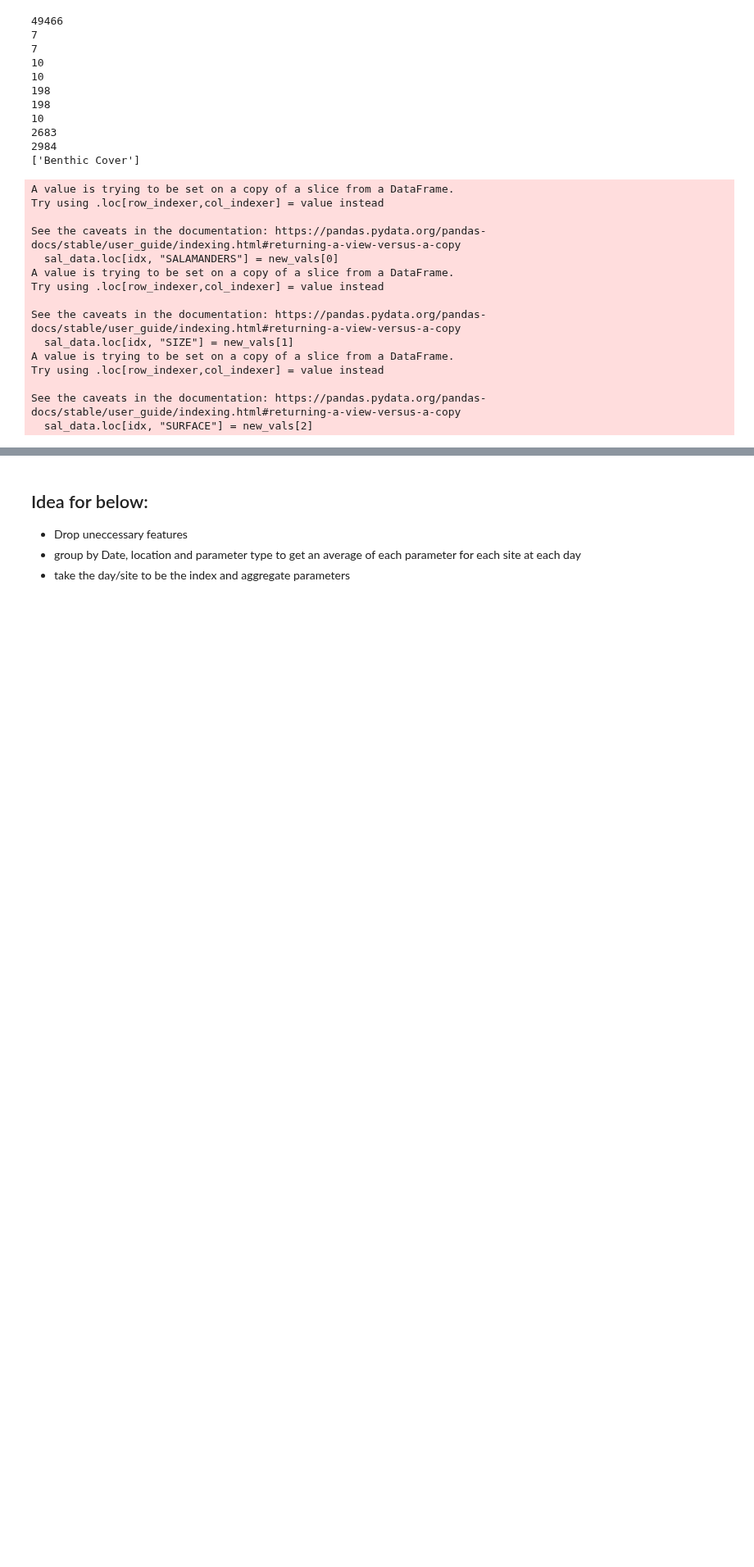
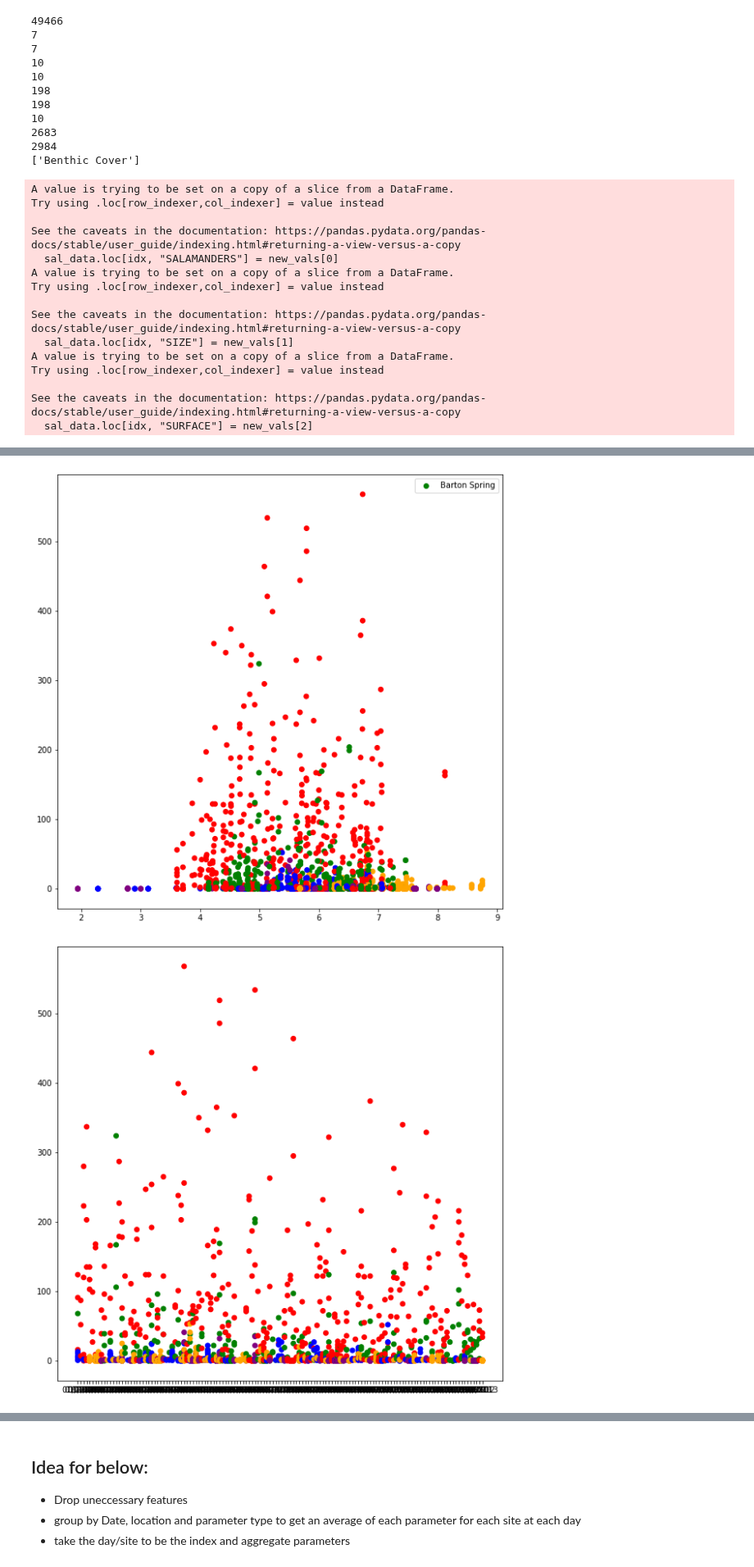
Before and after one commit to benjamin010095/BartonSpringsSalamanders, a Jupyter notebook: Barton Springs Salamanders.ipynb, the cells around one changed output, grey strips where cells are left out. Shown at 82% size. Drawn from its saved outputs; the diff is of its cells as text; code cells hidden in the pictures; blank space fills up the shorter version.

Commit message:
stuff graphs

```diff
--- a/Barton Springs Salamanders.ipynb
+++ b/Barton Springs Salamanders.ipynb
@@ -344,0 +325,5 @@ print(sal_df["SURFACE"].unique())
+# %%
+display(summed_group)
+summed_group.fillna(method="ffill", inplace=True)
+print(summed_group.isnull().sum())
+# mean month and site
@@ -345,52 +354,25 @@ print(sal_df["SURFACE"].unique())
 # %%
-data_copy = pd.DataFrame(rawData)
-# cleaning data
-dropped_features = ["WATERSHED", "MEDIUM", "QUALIFIER", "SAMPLE_ID", "SAMPLE_SITE_NO", "METHOD", "PROJECT", "QC_FLAG", "DATA_REF_NO", "QC_TYPE", "TIME_NULL", "FILTER", "SAMPLE_REF_NO", "SITE_TYPE", "LON_DD_WGS84", "LAT_DD_WGS84"]
-data_copy.drop(dropped_features, axis=1, inplace=True)
-data_copy["SAMPLE_DATE"] = data_copy["SAMPLE_DATE"].map(lambda x: x.split(" ")[0])
+import random
 
-# remove rows making it hard to clean
-# data_copy = data_copy[data_copy["UNIT"] != "(%) Percent"]
-data_copy = data_copy[data_copy["UNIT"] != "Relative Abundance (1): <20 (2): 21-50 (3): >50"]
-data_copy = data_copy[data_copy["UNIT"] != "1-2: (Yes; No)"]
-data_copy.drop(data_copy[data_copy["PARAM_TYPE"] == "Physicals"][data_copy["UNIT"] == "(%) Percent"].index, inplace=True)
-data_copy.drop(data_copy[data_copy["PARAM_TYPE"] == "Spatial"][data_copy["UNIT"] == "Minutes"].index, inplace=True)
-data_copy = data_copy[data_copy["PARAM_TYPE"] != "Temporal"]
-# print(data_copy["PARAMETER"].unique())
+df = summed_group.copy()
+df = df[df["DISSOLVED_OXYGEN"] < 10]
 
-# print_units(data_copy)
-# display(data_copy)
-data_exact = data_copy[data_copy["UNIT"] != "(%) Percent"]
-data_percent = data_copy[data_copy["UNIT"] != "MG/L"]
+colors = {"Eliza Spring": "red", "Old Mill (Sunken Gardens) Spring": "blue", "Barton Spring": "green", "Old Mill Stream (outflow from Sunken Gardens Pool)": "purple", "Upper Barton Spring": "orange"}
+sites = df["SITE_NAME"].unique()
+
+plt.figure(figsize=(10, 10))
+# for idx, row in df.iterrows():
+#     plt.scatter(row["DISSOLVED_OXYGEN"], row["RESULT"], c=colors[row["SITE_NAME"]])
+plt.scatter(df["DISSOLVED_OXYGEN"], df["RESULT"], c=df["SITE_NAME"].map(lambda x: colors[x]))
+plt.legend(sites)
+# plt.scatter(df["DISSOLVED_OXYGEN"], df["RESULT"], c=colors[df["SITE_NAME"]])
+plt.show()
+plt.figure(figsize=(10, 10))
+plt.scatter(df["SAMPLE_DATE"], df["RESULT"], c=df["SITE_NAME"].map(lambda x: colors[x]))
+plt.show()
 
 
-# data_percent = data_percent.groupby(["SAMPLE_DATE", "SITE_NAME", "PARAM_TYPE", "UNIT"], as_index=False)
-
-
-# data_copy = data_copy.groupby(["SAMPLE_DATE", "SITE_NAME", "PARAM_TYPE", "PARAMETER", "UNIT"], as_index=False)
-data_exact = data_exact.groupby(["SAMPLE_DATE", "SITE_NAME", "PARAM_TYPE", "UNIT"], as_index=False).mean()
-data_exact["Sample"] = data_exact.SAMPLE_DATE + " " + data_exact.SITE_NAME
-data_exact.drop(["SAMPLE_DATE", "SITE_NAME"], axis=1, inplace=True)
-display(data_exact)
-data_grouped_e = pd.DataFrame(columns=["Sample", "Oxygen", "Salamanders"])
-data_grouped_e.Sample = data_exact.Sample.unique()
-
-for index, row in data_exact.iterrows():
-    if row["PARAM_TYPE"] in ["Salamanders", "Oxygen"]:
-        data_grouped_e.loc[data_grouped_e["Sample"] == row["Sample"], row["PARAM_TYPE"]] = row["RESULT"]
-
-display(data_grouped_e)
-
-
-data_percent = data_percent.groupby(["SAMPLE_DATE", "SITE_NAME", "PARAM_TYPE", "UNIT"], as_index=False).mean()
-data_percent["Sample"] = data_percent.SAMPLE_DATE + " " + data_percent.SITE_NAME
-data_percent.drop(["SAMPLE_DATE", "SITE_NAME"], axis=1, inplace=True)
-
-data_grouped_p = pd.DataFrame(columns=["Sample", "Oxygen", "Salamanders"])
-data_grouped_p.Sample = data_percent.Sample.unique()
-
-for index, row in data_percent.iterrows():
-    if row["PARAM_TYPE"] in ["Salamanders", "Oxygen"]:
-        data_grouped_p.loc[data_grouped_p["Sample"] == row["Sample"], row["PARAM_TYPE"]] = row["RESULT"]
-
-display(data_grouped_p)
+# remove noise
+# %% [output]
+[figure, added]
+[figure, added]
```
Also changed, not shown: parts of 8 cells of this notebook.
